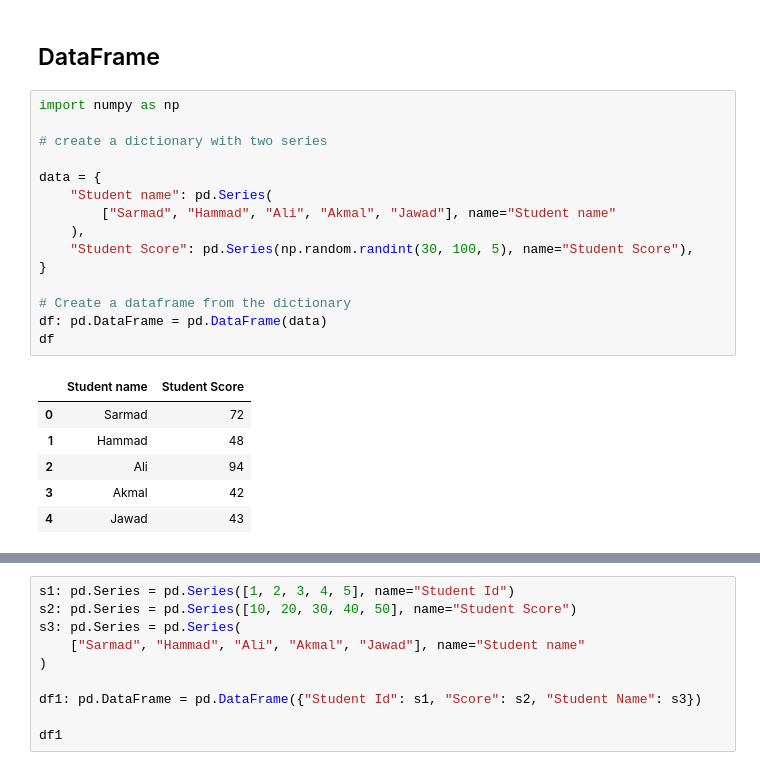
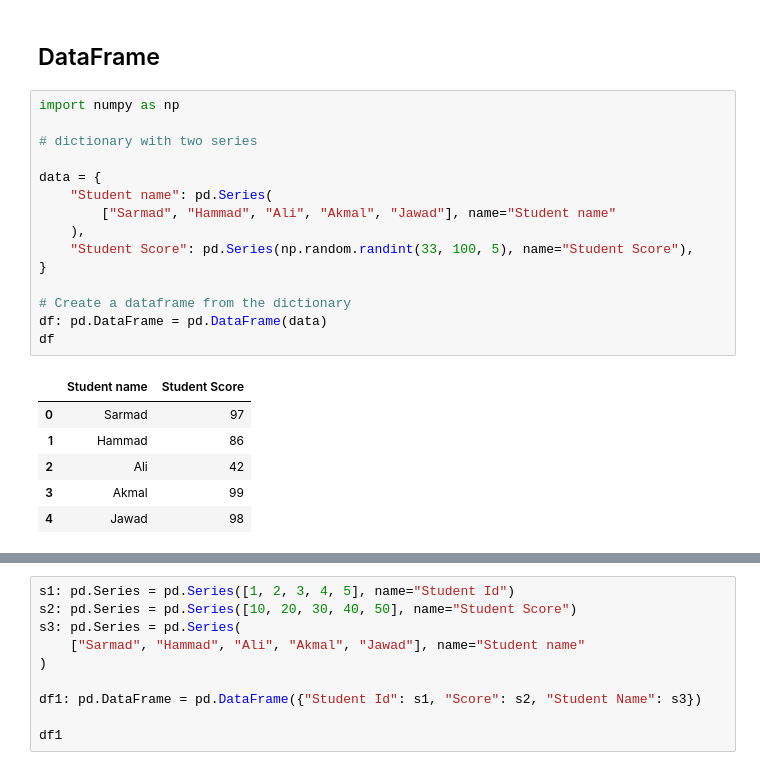
Before and after one commit to Sarmad426/Python, a Jupyter notebook: 9-Pandas/1-pandas-basics.ipynb, the cells around one changed output, grey strips where cells are left out. Drawn from its saved outputs; the diff is of its cells as text.

```diff
--- a/9-Pandas/1-pandas-basics.ipynb
+++ b/9-Pandas/1-pandas-basics.ipynb
@@ -89,22 +90,22 @@ dtype: object
 # %%
 import numpy as np
 
-# create a dictionary with two series
+# dictionary with two series
 
 data = {
     "Student name": pd.Series(
         ["Sarmad", "Hammad", "Ali", "Akmal", "Jawad"], name="Student name"
     ),
-    "Student Score": pd.Series(np.random.randint(30, 100, 5), name="Student Score"),
+    "Student Score": pd.Series(np.random.randint(33, 100, 5), name="Student Score"),
 }
 
 # Create a dataframe from the dictionary
 df: pd.DataFrame = pd.DataFrame(data)
 df
 # %% [output]
 |  | Student name | Student Score |
-| 0 | Sarmad | 72 |
-| 1 | Hammad | 48 |
-| 2 | Ali | 94 |
-| 3 | Akmal | 42 |
-| 4 | Jawad | 43 |
+| 0 | Sarmad | 97 |
+| 1 | Hammad | 86 |
+| 2 | Ali | 42 |
+| 3 | Akmal | 99 |
+| 4 | Jawad | 98 |
```
Also changed, not shown: parts of 7 cells of this notebook.
